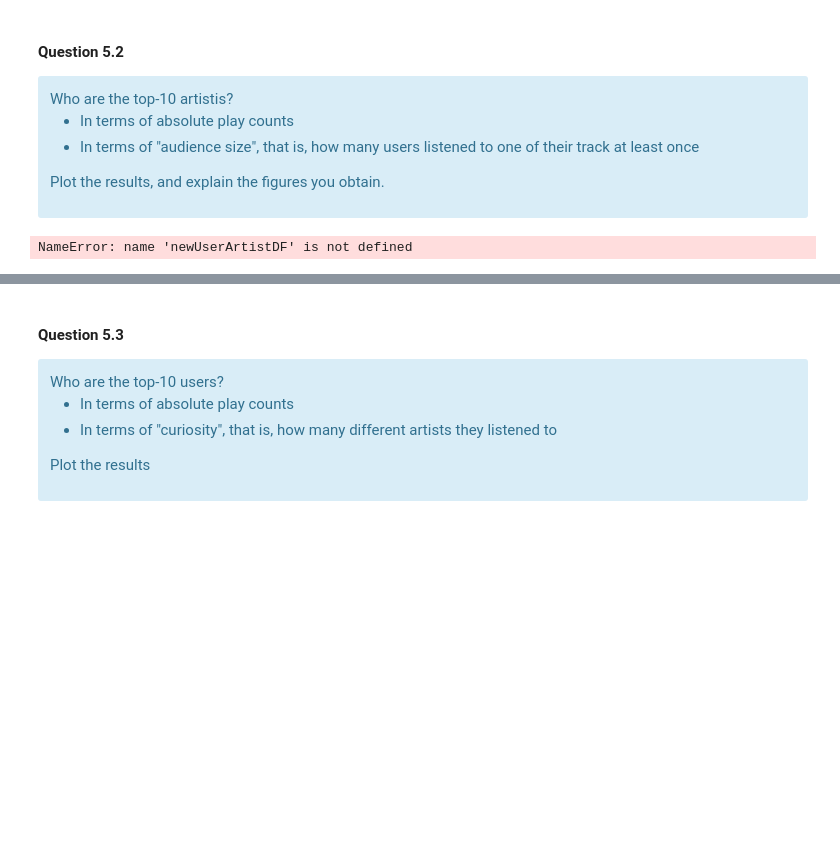
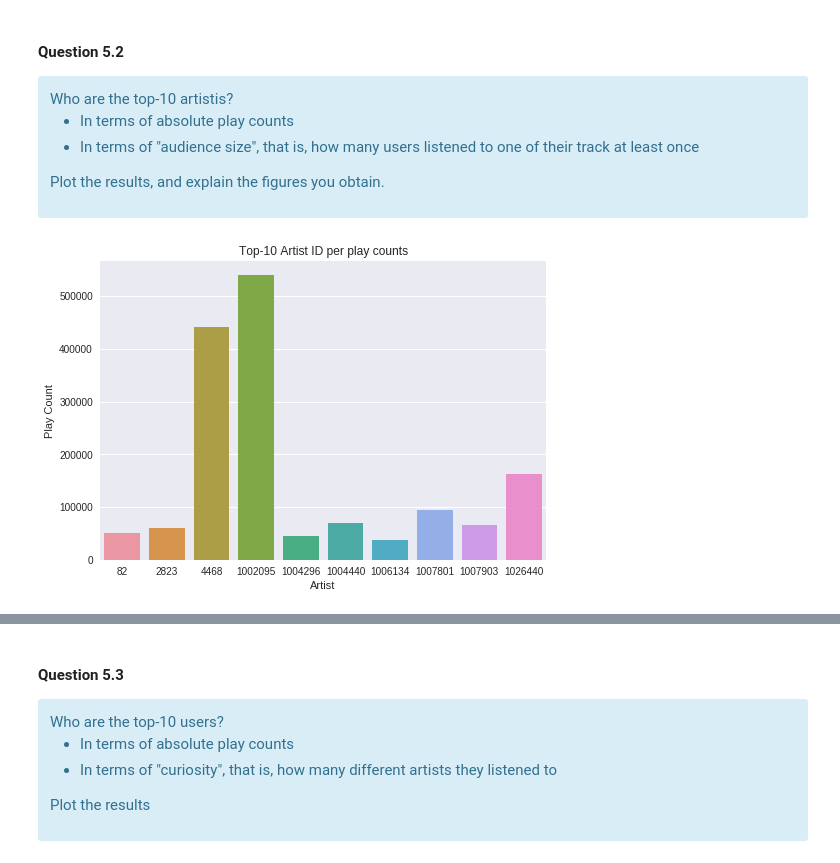
Before and after one commit to sgiammy/AML-course, a Jupyter notebook: RecSys.ipynb, the cells around one changed output, grey strips where cells are left out. Drawn from its saved outputs; the diff is of its cells as text; code cells hidden in the pictures; blank space fills up the shorter version.

```diff
--- a/RecSys.ipynb
+++ b/RecSys.ipynb
@@ -501,4 +600,4 @@ From data in the dataframe loaded from `/datasets/lastfm/artist_alias.txt`, cons
 <div class="label label-success">HINT:</div> Instead of using function `collect`, we can use `collectAsMap` to convert the collected data to a dictionary inline.
 </div>
 # %%
-artistAlias = artistAliasDF.rdd.map(lambda row: (row[1], row[2])).collectAsMap()
+artistAlias = artistAliasDF.rdd.map(lambda row: (row[0], row[1])).collectAsMap()
@@ -614,17 +737,16 @@ Plot the results, and explain the figures you obtain.
 # %%
 # calculate top-10 artists in term of play counts
 top10ArtistsPC = newUserArtistDF.groupBy('artistID').sum('playCount').orderBy('sum(playCount)', ascending=0).take(10)
 
-
 pdf            = pd.DataFrame(data=top10ArtistsPC)
-ax             = sns.barplot(x="artistID", y="playCount", data=pdf)
+ax             = sns.barplot(x=pdf[0], y=pdf[1])
 
 plt.ylabel('Play Count')
 plt.xlabel('Artist')
 plt.title('Top-10 Artist ID per play counts')
 plt.show()
 # %% [output]
-NameError: name 'newUserArtistDF' is not defined
+[figure, added]
 # %%
 # calculate top-10 artists in term of audience size
 top10ArtistsAS = newUserArtistDF.groupBy('artistID')\
```
Also changed, not shown: parts of 38 cells of this notebook, 1 other file.
